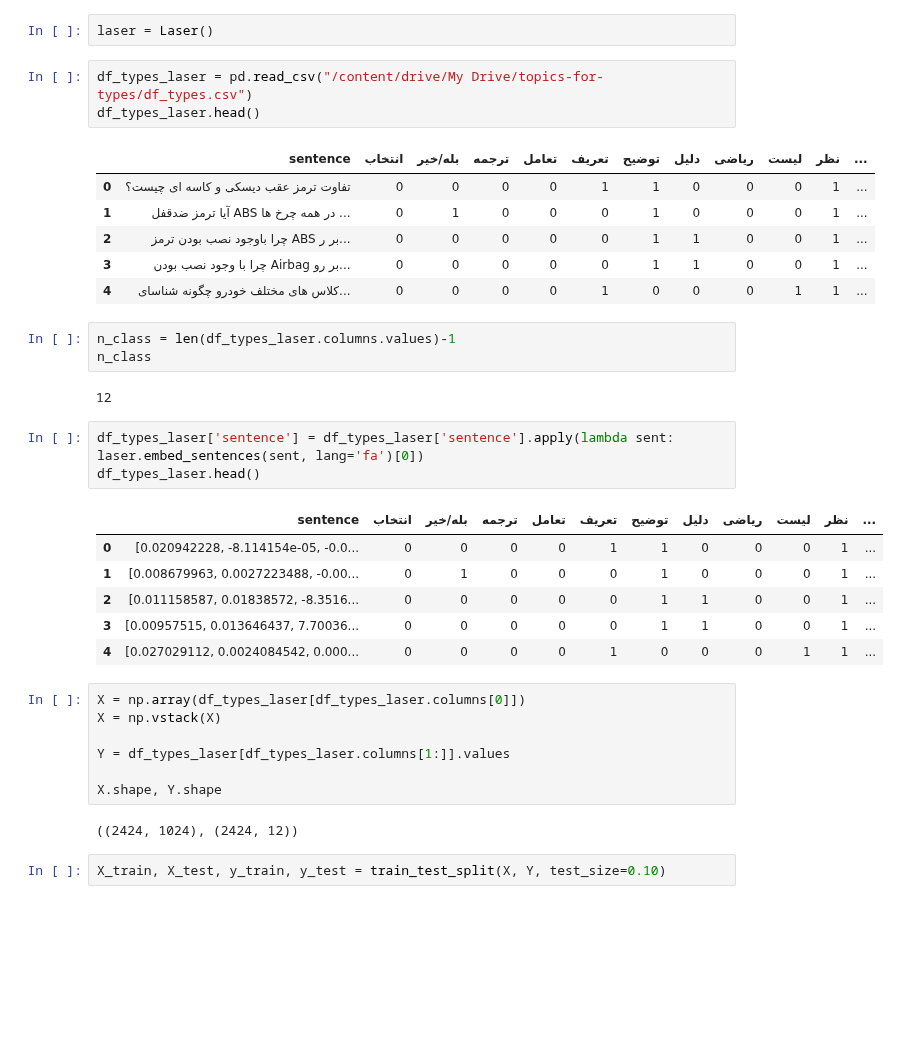
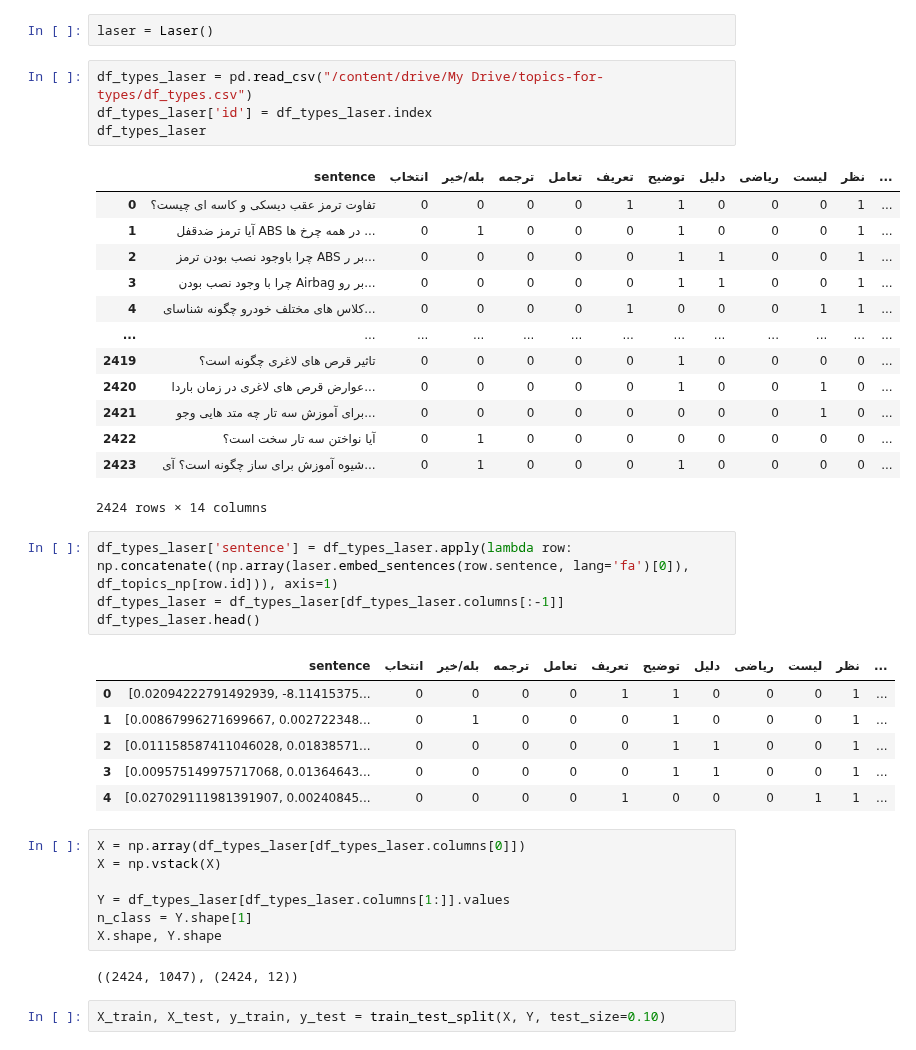
Before and after one commit to AliAkbarBadri/q-type-topic, a Jupyter notebook: types_with_topics.ipynb, the cells around one changed output. Drawn from its saved outputs; the diff is of its cells as text; blank space fills up the shorter version.

```diff
--- a/types_with_topics.ipynb
+++ b/types_with_topics.ipynb
@@ -45,38 +77,42 @@ Mounted at /content/drive
 laser = Laser()
 # %%
 df_types_laser = pd.read_csv("/content/drive/My Drive/topics-for-types/df_types.csv")
-df_types_laser.head()
+df_types_laser['id'] = df_types_laser.index
+df_types_laser
 # %% [output]
 |  | sentence | انتخاب | بله/خیر | ترجمه | تعامل | تعریف | توضیح | دلیل | ریاضی | لیست | نظر | ... |
 | 0 | تفاوت ترمز عقب دیسکی و کاسه ای چیست؟ | 0 | 0 | 0 | 0 | 1 | 1 | 0 | 0 | 0 | 1 | ... |
 | 1 | آیا ترمز ضدقفل ABS در همه چرخ ها ... | 0 | 1 | 0 | 0 | 0 | 1 | 0 | 0 | 0 | 1 | ... |
 | 2 | چرا باوجود نصب بودن ترمز ABS بر ر... | 0 | 0 | 0 | 0 | 0 | 1 | 1 | 0 | 0 | 1 | ... |
 | 3 | چرا با وجود نصب بودن Airbag بر رو... | 0 | 0 | 0 | 0 | 0 | 1 | 1 | 0 | 0 | 1 | ... |
 | 4 | کلاس های مختلف خودرو چگونه شناسای... | 0 | 0 | 0 | 0 | 1 | 0 | 0 | 0 | 1 | 1 | ... |
+| ... | ... | ... | ... | ... | ... | ... | ... | ... | ... | ... | ... | ... |
+| 2419 | تاثیر قرص های لاغری چگونه است؟ | 0 | 0 | 0 | 0 | 0 | 1 | 0 | 0 | 0 | 0 | ... |
+| 2420 | عوارض قرص های لاغری در زمان باردا... | 0 | 0 | 0 | 0 | 0 | 1 | 0 | 0 | 1 | 0 | ... |
+| 2421 | برای آموزش سه تار چه متد هایی وجو... | 0 | 0 | 0 | 0 | 0 | 0 | 0 | 0 | 1 | 0 | ... |
+| 2422 | آیا نواختن سه تار سخت است؟ | 0 | 1 | 0 | 0 | 0 | 0 | 0 | 0 | 0 | 0 | ... |
+| 2423 | شیوه آموزش برای ساز چگونه است؟ آی... | 0 | 1 | 0 | 0 | 0 | 1 | 0 | 0 | 0 | 0 | ... |
+2424 rows × 14 columns
-# %%
-n_class = len(df_types_laser.columns.values)-1
-n_class
-# %% [output]
-12
 # %%
-df_types_laser['sentence'] = df_types_laser['sentence'].apply(lambda sent: laser.embed_sentences(sent, lang='fa')[0])
+df_types_laser['sentence'] = df_types_laser.apply(lambda row: np.concatenate((np.array(laser.embed_sentences(row.sentence, lang='fa')[0]), df_topics_np[row.id])), axis=1)
+df_types_laser = df_types_laser[df_types_laser.columns[:-1]]
 df_types_laser.head()
 # %% [output]
 |  | sentence | انتخاب | بله/خیر | ترجمه | تعامل | تعریف | توضیح | دلیل | ریاضی | لیست | نظر | ... |
-| 0 | [0.020942228, -8.114154e-05, -0.0... | 0 | 0 | 0 | 0 | 1 | 1 | 0 | 0 | 0 | 1 | ... |
-| 1 | [0.008679963, 0.0027223488, -0.00... | 0 | 1 | 0 | 0 | 0 | 1 | 0 | 0 | 0 | 1 | ... |
-| 2 | [0.011158587, 0.01838572, -8.3516... | 0 | 0 | 0 | 0 | 0 | 1 | 1 | 0 | 0 | 1 | ... |
-| 3 | [0.00957515, 0.013646437, 7.70036... | 0 | 0 | 0 | 0 | 0 | 1 | 1 | 0 | 0 | 1 | ... |
-| 4 | [0.027029112, 0.0024084542, 0.000... | 0 | 0 | 0 | 0 | 1 | 0 | 0 | 0 | 1 | 1 | ... |
+| 0 | [0.02094222791492939, -8.11415375... | 0 | 0 | 0 | 0 | 1 | 1 | 0 | 0 | 0 | 1 | ... |
+| 1 | [0.00867996271699667, 0.002722348... | 0 | 1 | 0 | 0 | 0 | 1 | 0 | 0 | 0 | 1 | ... |
+| 2 | [0.011158587411046028, 0.01838571... | 0 | 0 | 0 | 0 | 0 | 1 | 1 | 0 | 0 | 1 | ... |
+| 3 | [0.009575149975717068, 0.01364643... | 0 | 0 | 0 | 0 | 0 | 1 | 1 | 0 | 0 | 1 | ... |
+| 4 | [0.027029111981391907, 0.00240845... | 0 | 0 | 0 | 0 | 1 | 0 | 0 | 0 | 1 | 1 | ... |
 # %%
 X = np.array(df_types_laser[df_types_laser.columns[0]])
 X = np.vstack(X)
 
 Y = df_types_laser[df_types_laser.columns[1:]].values
-
+n_class = Y.shape[1]
 X.shape, Y.shape
 # %% [output]
-((2424, 1024), (2424, 12))
+((2424, 1047), (2424, 12))
 # %%
 X_train, X_test, y_train, y_test = train_test_split(X, Y, test_size=0.10)
 # %%
```
Also changed, not shown: parts of 9 cells of this notebook.
